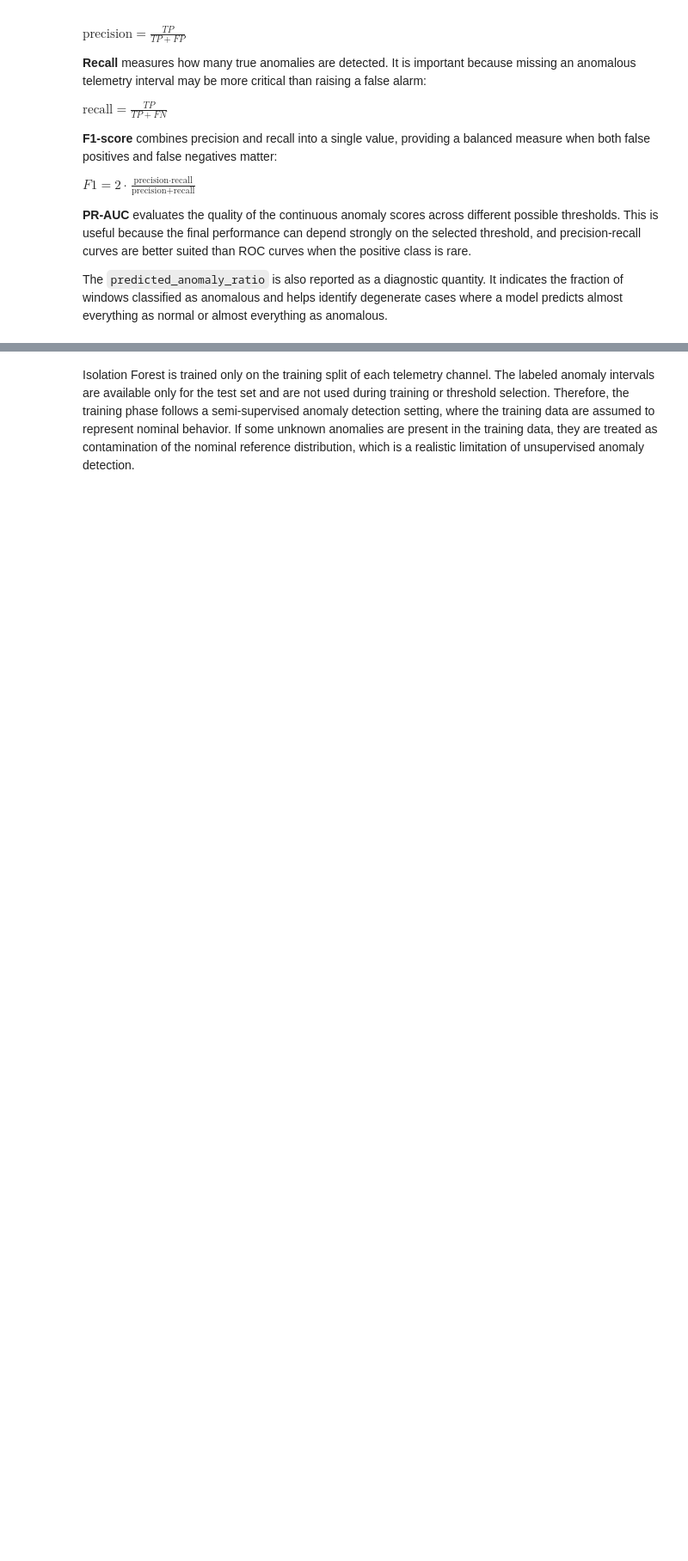
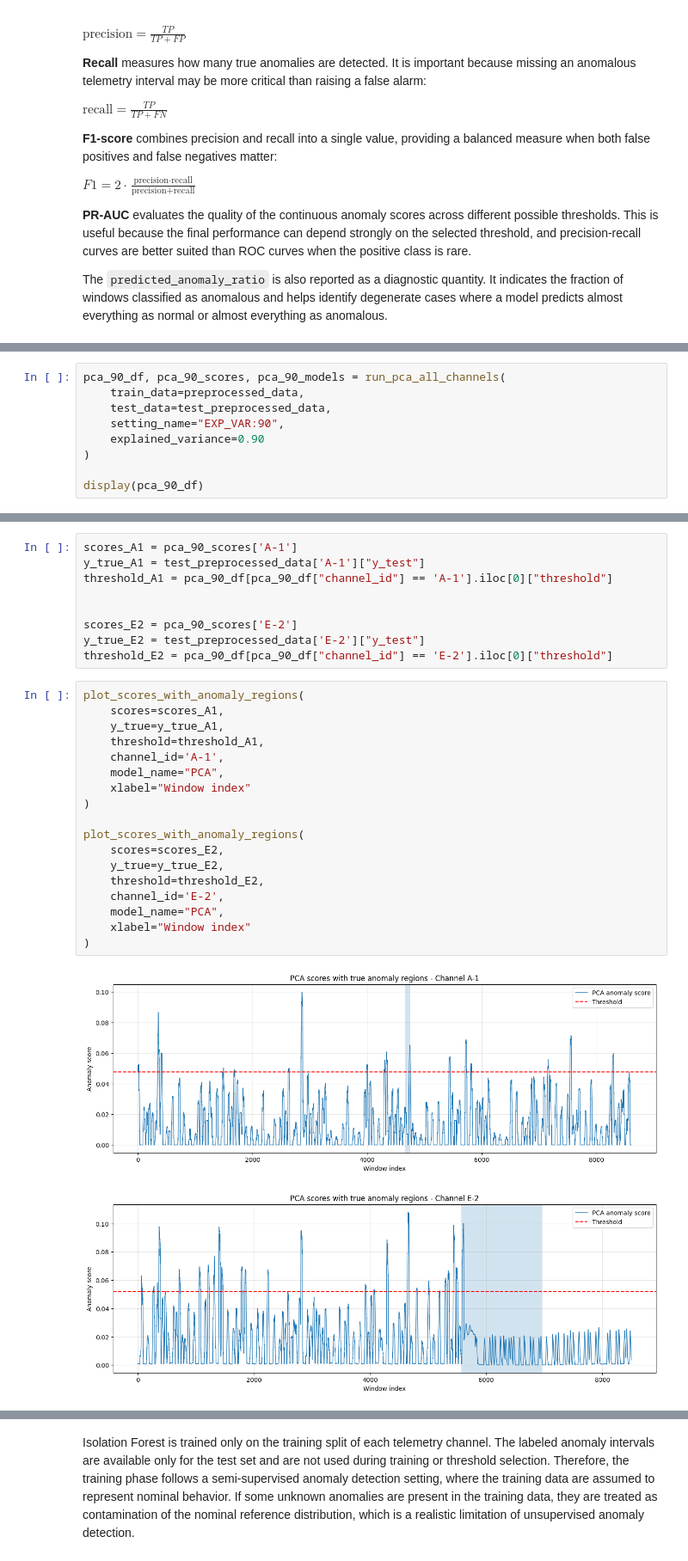
Before and after one commit to LucianoScarpino/Anomaly_Detection_Nasa_SMAP, a Jupyter notebook: Anomaly_Detection.ipynb, the cells around one changed output, grey strips where cells are left out. Shown at 86% size. Saved outputs shown, nothing was run; the diff lists cells and outputs as text; blank space fills up the shorter version.

```diff
--- a/Anomaly_Detection.ipynb
+++ b/Anomaly_Detection.ipynb
@@ -1085,0 +1369,9 @@ def run_isolation_forest_all_channels(
+# %%
+pca_90_df, pca_90_scores, pca_90_models = run_pca_all_channels(
+    train_data=preprocessed_data,
+    test_data=test_preprocessed_data,
+    setting_name="EXP_VAR:90",
+    explained_variance=0.90
+)
+
+display(pca_90_df)
@@ -1085,0 +1408,30 @@ def run_isolation_forest_all_channels(
+# %%
+scores_A1 = pca_90_scores['A-1']
+y_true_A1 = test_preprocessed_data['A-1']["y_test"]
+threshold_A1 = pca_90_df[pca_90_df["channel_id"] == 'A-1'].iloc[0]["threshold"]
+
+
+scores_E2 = pca_90_scores['E-2']
+y_true_E2 = test_preprocessed_data['E-2']["y_test"]
+threshold_E2 = pca_90_df[pca_90_df["channel_id"] == 'E-2'].iloc[0]["threshold"]
+# %%
+plot_scores_with_anomaly_regions(
+    scores=scores_A1,
+    y_true=y_true_A1,
+    threshold=threshold_A1,
+    channel_id='A-1',
+    model_name="PCA",
+    xlabel="Window index"
+)
+
+plot_scores_with_anomaly_regions(
+    scores=scores_E2,
+    y_true=y_true_E2,
+    threshold=threshold_E2,
+    channel_id='E-2',
+    model_name="PCA",
+    xlabel="Window index"
+)
+# %% [output]
+[figure, added]
+[figure, added]
```
Also changed, not shown: parts of 32 cells of this notebook.
